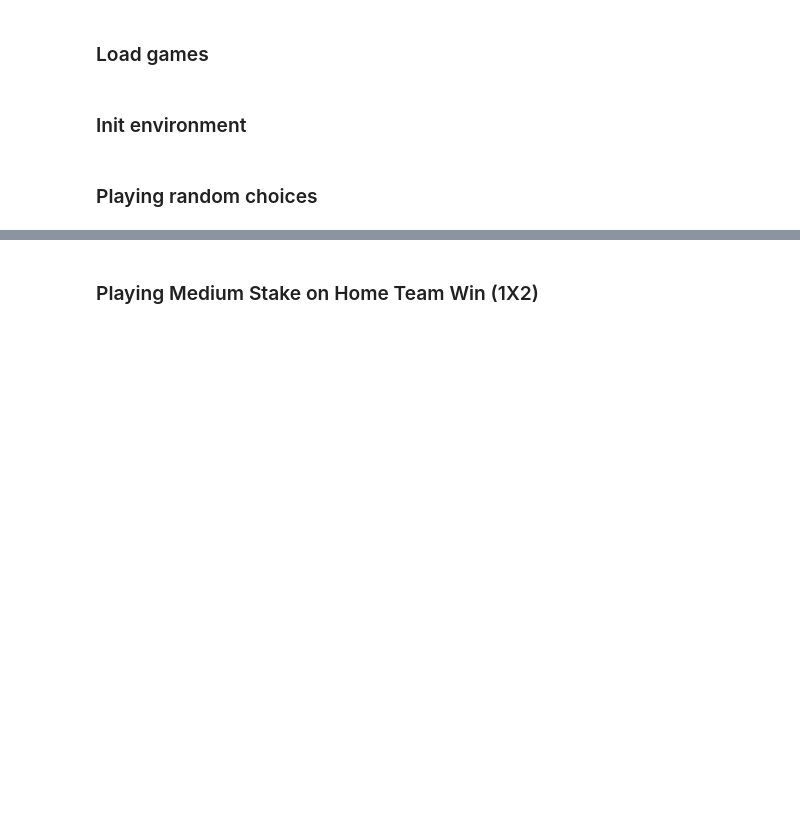
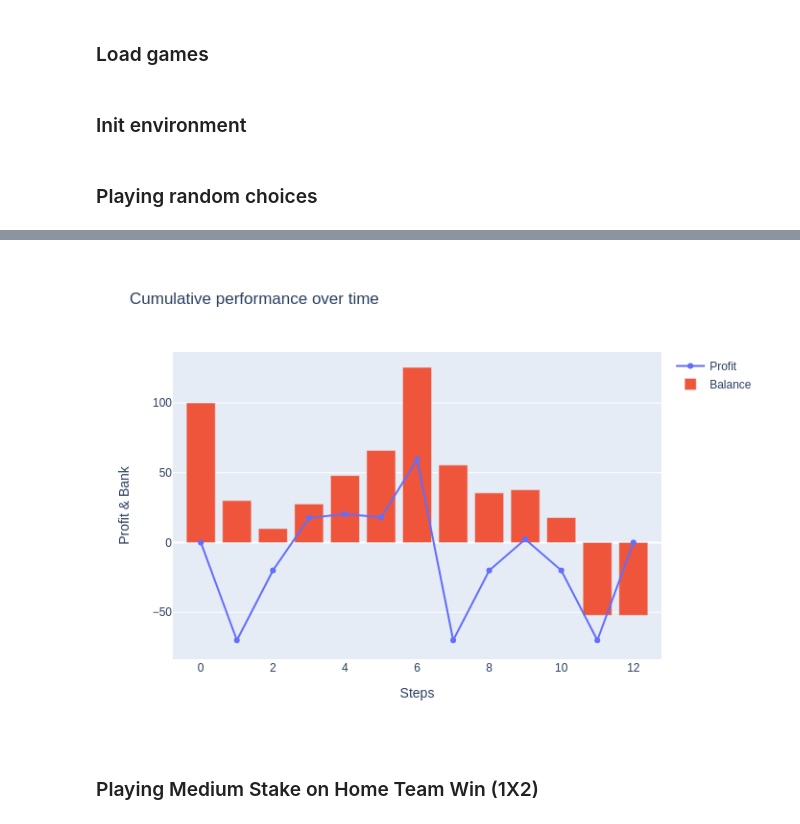
Before and after one commit to MeherKharbachi/betting_env, a Jupyter notebook: nbs/index.ipynb, the cells around one changed output, grey strips where cells are left out. Cells and saved outputs as stored; diff of their text form; code cells hidden in the pictures; blank space fills up the shorter version.

```diff
--- a/nbs/index.ipynb
+++ b/nbs/index.ipynb
@@ -60,5 +61,6 @@ while not done and i < max_steps_limit:
 # Display graph.
 env.render()
 env.fig.update_layout(hovermode="x")
-env.fig.show()
+figure = env.fig.to_image(format="png")
+Image(figure)
 # %% [output]
@@ -66,3 +67,4 @@ env.fig.show()
+[figure, added]
 # %% [markdown]
 ### Playing Medium Stake on Home Team Win (1X2)
 # %%
```
Also changed, not shown: parts of 3 cells of this notebook, 12 other files.
